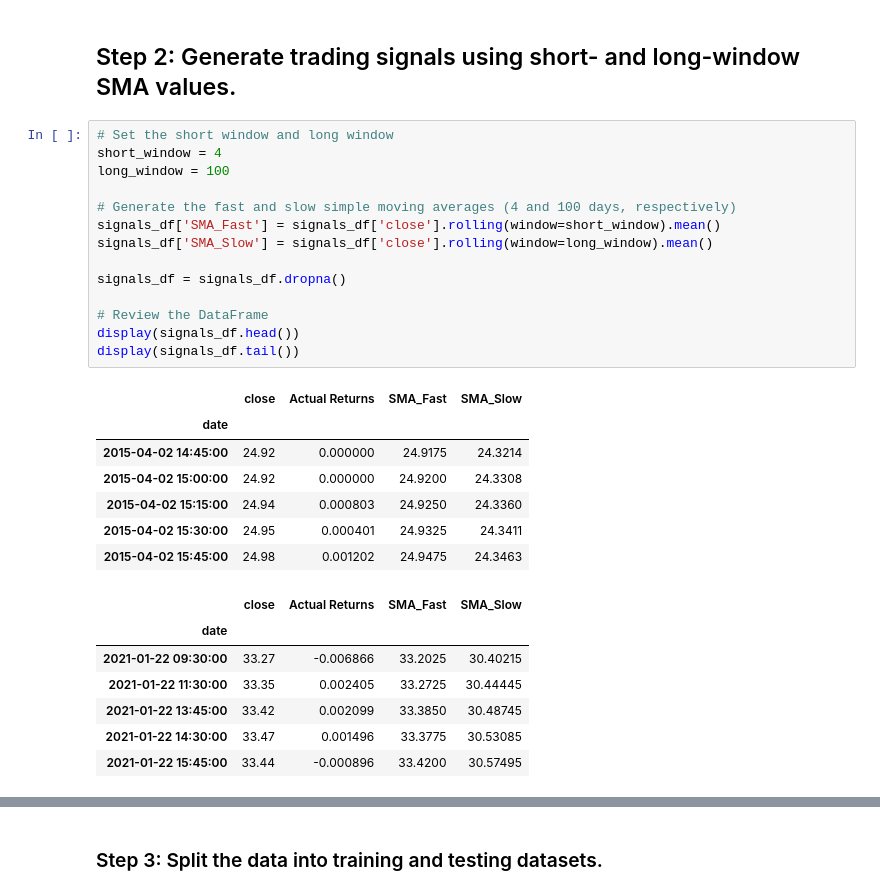
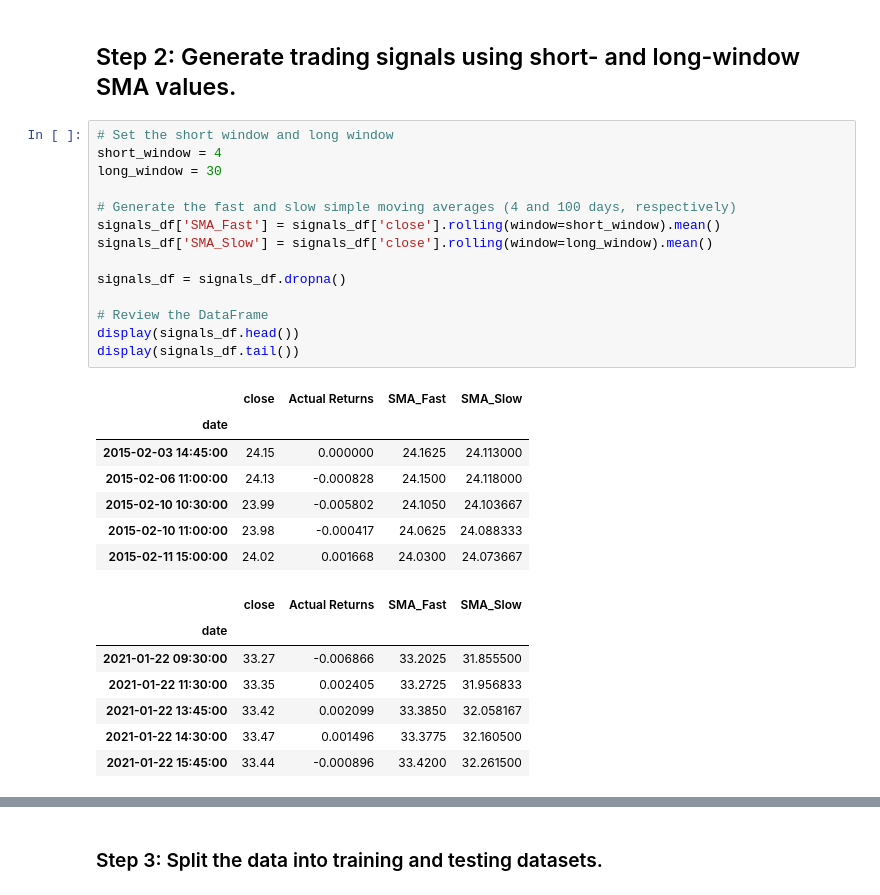
Before and after one commit to halamkim/challenge_14, a Jupyter notebook: machine_learning_trading_bot.ipynb, the cells around one changed output, grey strips where cells are left out. Drawn from its saved outputs; the diff is of its cells as text.

```diff
--- a/machine_learning_trading_bot.ipynb
+++ b/machine_learning_trading_bot.ipynb
@@ -140,32 +137,32 @@ display(signals_df.tail())
 # %%
 # Set the short window and long window
 short_window = 4
-long_window = 100
+long_window = 30
 
 # Generate the fast and slow simple moving averages (4 and 100 days, respectively)
 signals_df['SMA_Fast'] = signals_df['close'].rolling(window=short_window).mean()
 signals_df['SMA_Slow'] = signals_df['close'].rolling(window=long_window).mean()
 
 signals_df = signals_df.dropna()
 
 # Review the DataFrame
 display(signals_df.head())
 display(signals_df.tail())
 # %% [output]
 |  | close | Actual Returns | SMA_Fast | SMA_Slow |
 | date |  |  |  |  |
-| 2015-04-02 14:45:00 | 24.92 | 0.000000 | 24.9175 | 24.3214 |
-| 2015-04-02 15:00:00 | 24.92 | 0.000000 | 24.9200 | 24.3308 |
-| 2015-04-02 15:15:00 | 24.94 | 0.000803 | 24.9250 | 24.3360 |
-| 2015-04-02 15:30:00 | 24.95 | 0.000401 | 24.9325 | 24.3411 |
-| 2015-04-02 15:45:00 | 24.98 | 0.001202 | 24.9475 | 24.3463 |
+| 2015-02-03 14:45:00 | 24.15 | 0.000000 | 24.1625 | 24.113000 |
+| 2015-02-06 11:00:00 | 24.13 | -0.000828 | 24.1500 | 24.118000 |
+| 2015-02-10 10:30:00 | 23.99 | -0.005802 | 24.1050 | 24.103667 |
+| 2015-02-10 11:00:00 | 23.98 | -0.000417 | 24.0625 | 24.088333 |
+| 2015-02-11 15:00:00 | 24.02 | 0.001668 | 24.0300 | 24.073667 |
 |  | close | Actual Returns | SMA_Fast | SMA_Slow |
 | date |  |  |  |  |
-| 2021-01-22 09:30:00 | 33.27 | -0.006866 | 33.2025 | 30.40215 |
-| 2021-01-22 11:30:00 | 33.35 | 0.002405 | 33.2725 | 30.44445 |
-| 2021-01-22 13:45:00 | 33.42 | 0.002099 | 33.3850 | 30.48745 |
-| 2021-01-22 14:30:00 | 33.47 | 0.001496 | 33.3775 | 30.53085 |
-| 2021-01-22 15:45:00 | 33.44 | -0.000896 | 33.4200 | 30.57495 |
+| 2021-01-22 09:30:00 | 33.27 | -0.006866 | 33.2025 | 31.855500 |
+| 2021-01-22 11:30:00 | 33.35 | 0.002405 | 33.2725 | 31.956833 |
+| 2021-01-22 13:45:00 | 33.42 | 0.002099 | 33.3850 | 32.058167 |
+| 2021-01-22 14:30:00 | 33.47 | 0.001496 | 33.3775 | 32.160500 |
+| 2021-01-22 15:45:00 | 33.44 | -0.000896 | 33.4200 | 32.261500 |
 # %%
 # Initialize the new Signal column
 signals_df['Signal'] = 0.0
```
Also changed, not shown: parts of 15 cells of this notebook, 5 other files.
